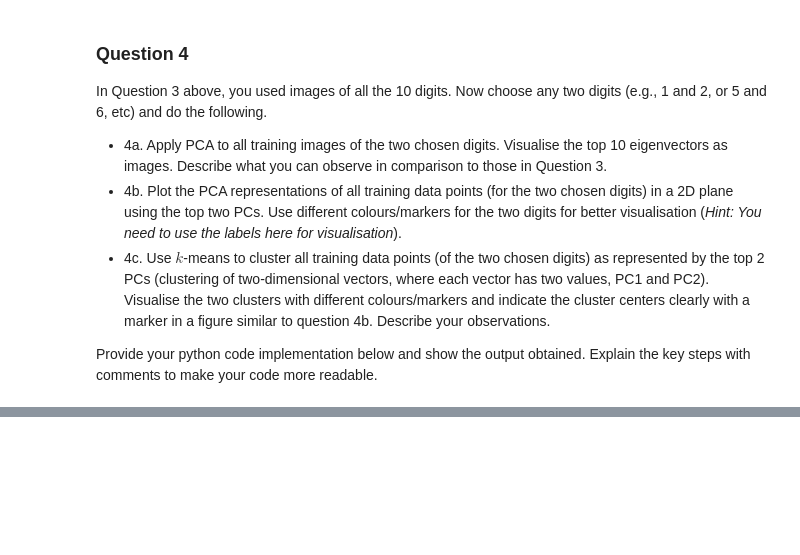
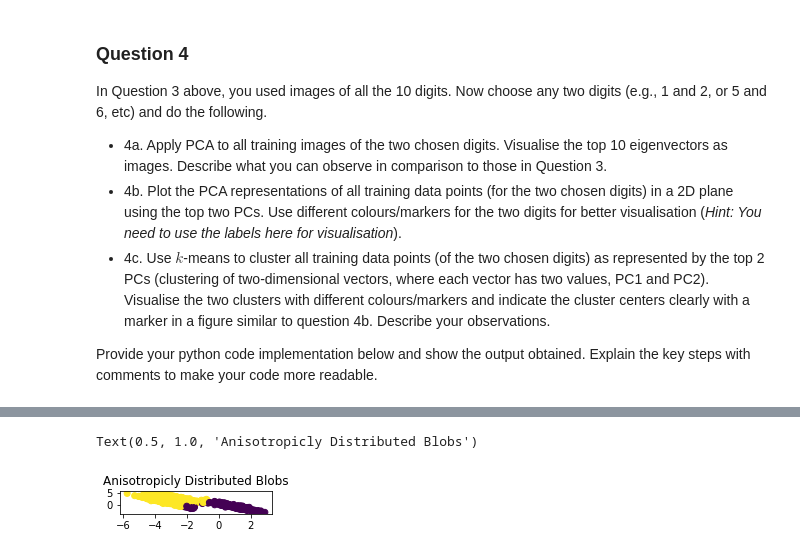
Before and after one commit to maalvarezl/MLAI, a Jupyter notebook: Lab 7 - Unsupervised learning & DL intro.ipynb, the cells around one changed output, grey strips where cells are left out. Cells and saved outputs as stored; diff of their text form; code cells hidden in the pictures; blank space fills up the shorter version.

```diff
--- a/Lab 7 - Unsupervised learning & DL intro.ipynb
+++ b/Lab 7 - Unsupervised learning & DL intro.ipynb
@@ -682,0 +716,12 @@ my_pca_4.showReconImg(20)
+# %%
+# Anisotropicly distributed data
+transformation = [[0.60834549, -0.63667341], [-0.40887718, 0.85253229]]
+X_aniso = np.dot(X, transformation)
+y_pred = KMeans(n_clusters=2, random_state=random_state).fit_predict(X_aniso)
+
+plt.subplot(826)
+plt.scatter(X_aniso[:, 0], X_aniso[:, 1], c=y_pred)
+plt.title("Anisotropicly Distributed Blobs")
+# %% [output]
+Text(0.5, 1.0, 'Anisotropicly Distributed Blobs')
+[figure, added]
```
Also changed, not shown: parts of 13 cells of this notebook.
